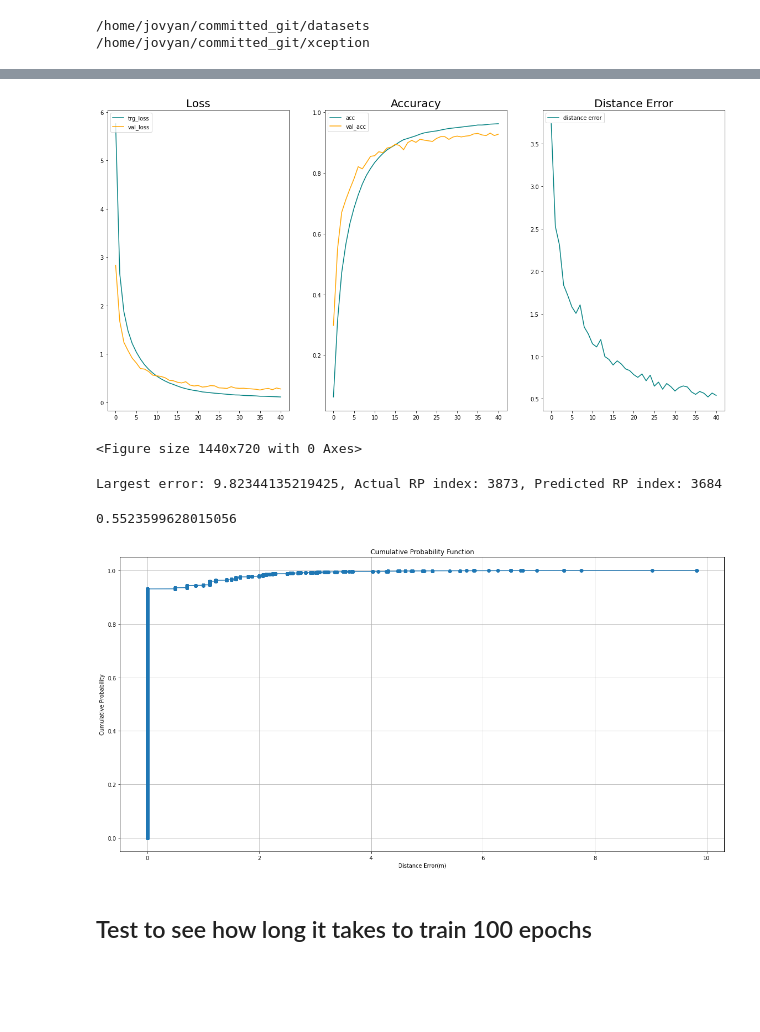
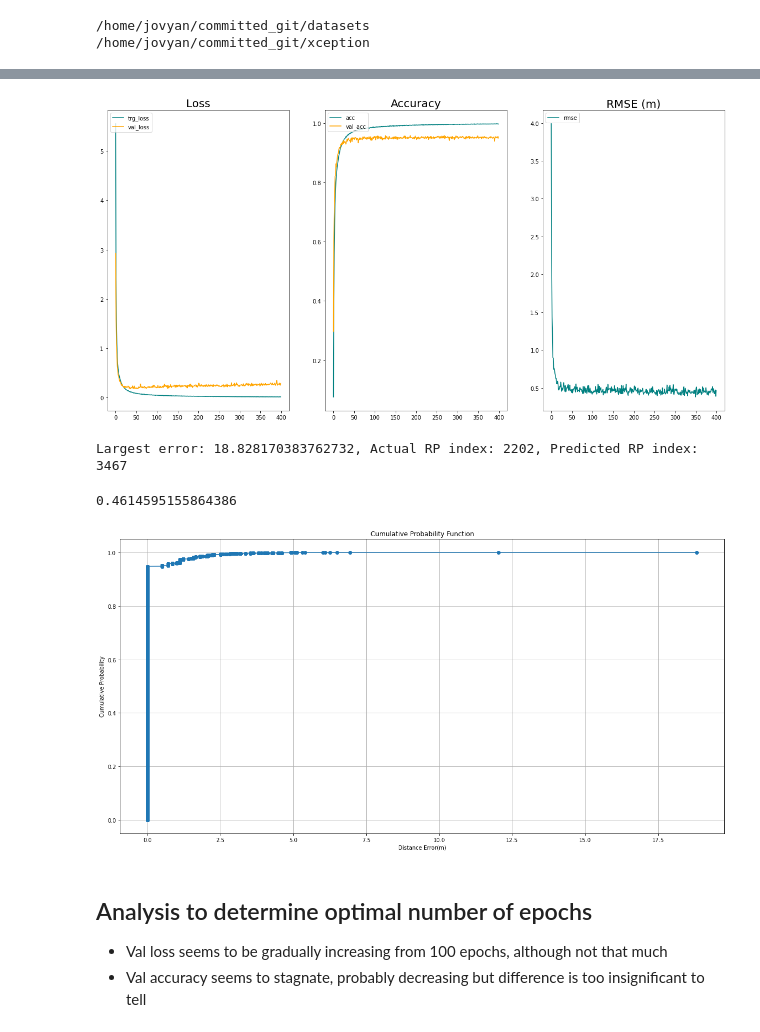
Before and after one commit to jinyangp/dso_localisation, a Jupyter notebook: xception/model_xception.ipynb, the cells around one changed output, grey strips where cells are left out. Drawn from its saved outputs; the diff is of its cells as text; code cells hidden in the pictures; blank space fills up the shorter version.

Commit message:
completed tuning of epochs

```diff
--- a/xception/model_xception.ipynb
+++ b/xception/model_xception.ipynb
@@ -527,8 +502,7 @@ def conv_bn(x, filters, kernel_size, strides = 1):
 # Make a seperable convolutional block (Seperable Conv2D + Batch Normalization)
 def sep_bn(x, filters, kernel_size, strides = 1):
     x = SeparableConv2D(filters = filters, kernel_size = kernel_size, strides = strides,
-                       padding = 'same', use_bias = False,
-                       kernel_regularizer = keras.regularizers.L2(l2 = 0.01))(x)
+                       padding = 'same', use_bias = False)(x)
     x = BatchNormalization()(x)
     return x
 
@@ -547,6 +521,7 @@ def entry_flow(x):
     x = ReLU()(x)
     x = sep_bn(x, filters = 128, kernel_size = 3)
     x = MaxPool2D(pool_size = 3, strides = 2, padding = 'same')(x)
+    x = Dropout(rate = 0.2)(x)
 
     # Skip connection
     tensor = conv_bn(tensor, filters = 128, kernel_size = 1, strides = 2)
@@ -562,6 +537,7 @@ def entry_flow(x):
     x = ReLU()(x)
     x = sep_bn(x, filters = 256, kernel_size = 3)
     x = MaxPool2D(pool_size = 3, strides = 2, padding = 'same')(x)
+    x = Dropout(rate = 0.2)(x)
     x = Add()([x, tensor])
 
     # End of second skip connection
@@ -575,6 +551,7 @@ def entry_flow(x):
     x = ReLU()(x)
     x = sep_bn(x, filters = 728, kernel_size = 3)
     x = MaxPool2D(pool_size = 3, strides = 2, padding = 'same')(x)
+    x = Dropout(rate = 0.2)(x)
     x = Add()([x, tensor])
 
     # End of third skip connection
@@ -608,6 +585,7 @@ def exit_flow(tensor, num_classes = 1000):
     x = ReLU()(x)
     x = sep_bn(x, filters = 1024, kernel_size = 3)
     x = MaxPool2D(pool_size = 3, strides = 2, padding = 'same')(x)
+    x = Dropout(rate = 0.2)(x)
 
     # Skip connection
     tensor = conv_bn(tensor, filters = 1024, kernel_size = 1, strides = 2)
@@ -659,11 +637,12 @@ class Xception:
 
         # Can leave out early stopping for now, manually observe when val_loss stops improving to determine
         # optimal number of epochs
-        stop_early = tf.keras.callbacks.EarlyStopping(monitor='val_loss', patience=5)
+        # stop_early = tf.keras.callbacks.EarlyStopping(monitor='val_loss', patience=5)
         hist = self.model.fit(X_train, y_train,
-                              epochs = 100,
-                              batch_size = 16,
-                              callbacks = [val_callback, stop_early]
+                              epochs = 400,
+                              batch_size = 64,
+                              callbacks = [val_callback]
+#                              callbacks = [val_callback, stop_early]
                              )
 
         return hist
@@ -860,35 +896,36 @@ epochs = [i for i in range(len(rmse))]
 # %%
+import matplotlib.pyplot as plt
+
 plt.rcParams['figure.figsize'] = [20, 10]
 fig, axs = plt.subplots(1,3)
 
 axs[0].plot(epochs, loss, color='teal', label='trg_loss')
 axs[0].plot(epochs, val_loss, color='orange', label='val_loss')
 axs[0].legend(loc='upper left')
 axs[0].set_title('Loss', fontsize=20)
 
 axs[1].plot(epochs, acc, color='teal', label='acc')
 axs[1].plot(epochs, val_acc, color='orange', label='val_acc')
 axs[1].legend(loc='upper left')
 axs[1].set_title('Accuracy', fontsize=20)
 
-axs[2].plot(epochs, rmse, color='teal', label='distance error')
+axs[2].plot(epochs, rmse, color='teal', label='rmse')
 axs[2].legend(loc='upper left')
-axs[2].set_title('Distance Error', fontsize=20)
+axs[2].set_title('RMSE (m)', fontsize=20)
 
 plt.show()
 # %% [output]
-[figure, old version]
+[figure, new version]
-<Figure size 1440x720 with 0 Axes>
 # %%
 # Test model
 # xception_model = Xception()
 rmse, dist_errors, cdf_vals = xception_model.test_model("xception_model.h5")
 # %% [output]
-Largest error: 9.82344135219425, Actual RP index: 3873, Predicted RP index: 3684
+Largest error: 18.828170383762732, Actual RP index: 2202, Predicted RP index: 3467
 # %%
 print(rmse)
 # %% [output]
-0.5523599628015056
+0.4614595155864386
 # %%
 import matplotlib.pyplot as plt
 
@@ -903,6 +940,8 @@ plt.show()
 
 # plt.savefig('xception_cdf')
 # %% [output]
-[figure, old version]
+[figure, new version]
-# %% [markdown]
-## Test to see how long it takes to train 100 epochs
+# %% [markdown]
+## Analysis to determine optimal number of epochs
+- Val loss seems to be gradually increasing from 100 epochs, although not that much
+- Val accuracy seems to stagnate, probably decreasing but difference is too insignificant to tell
```
Also changed, not shown: parts of 26 cells of this notebook, 1 other file.
